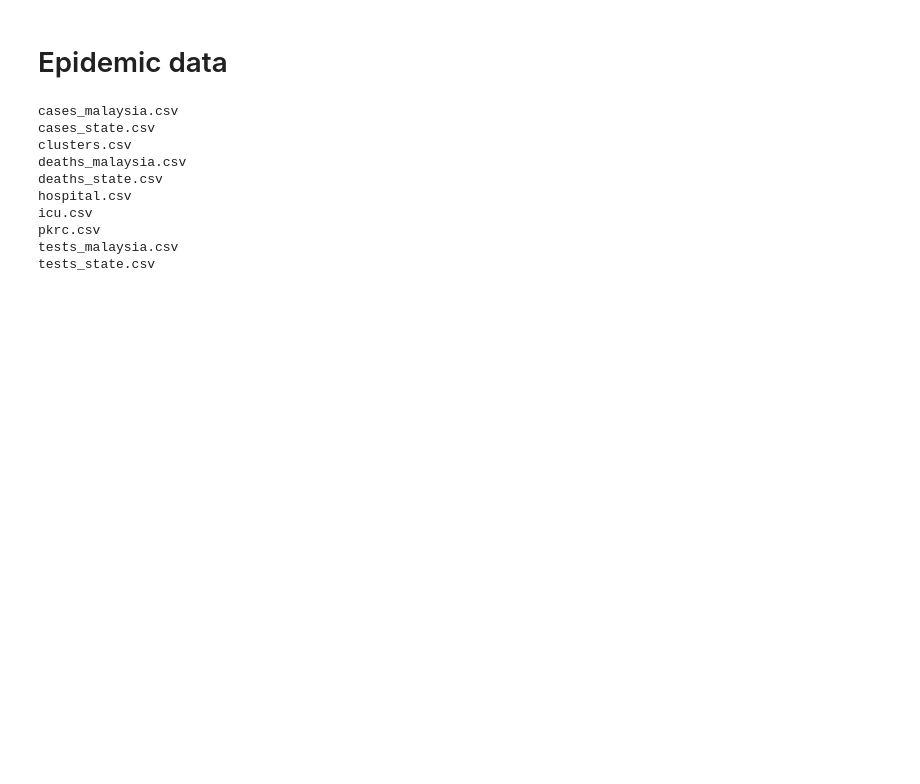
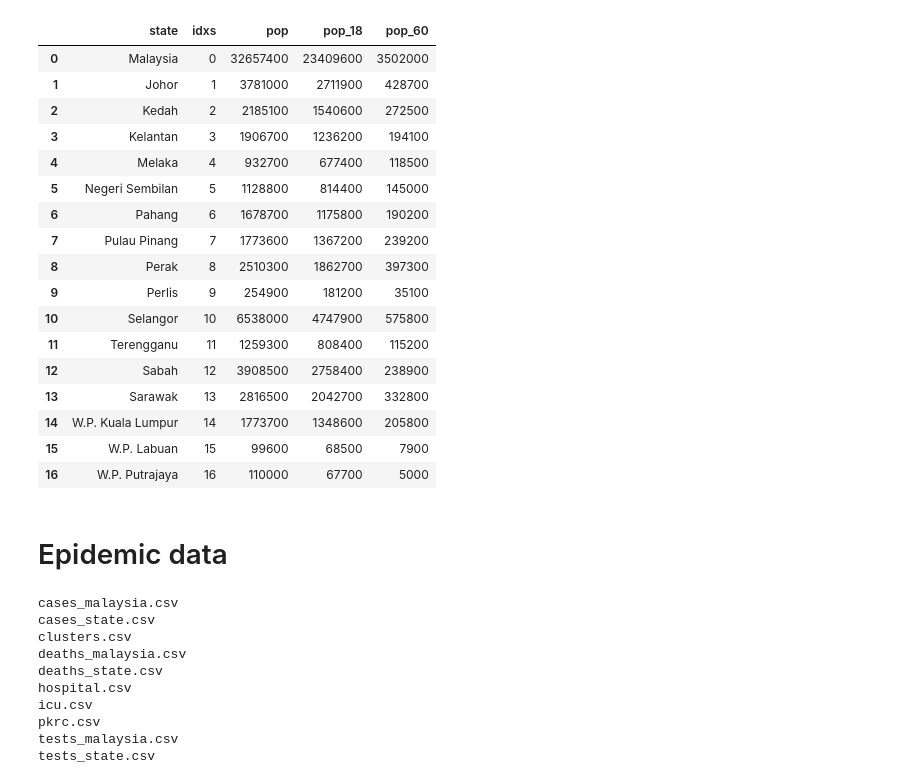
Before and after one commit to PriteshPatel3/covid-again, a Jupyter notebook: Untitled.ipynb, the cells around one changed output. Drawn from its saved outputs; the diff is of its cells as text; code cells hidden in the pictures; blank space fills up the shorter version.

```diff
--- a/Untitled.ipynb
+++ b/Untitled.ipynb
@@ -9,6 +9,28 @@ def importCsv(name, listName):
         df = pd.read_csv(dir_name + '\\'  + name +'\\' +file, error_bad_lines=False)
         df.name = file
         listName.append(df)
+# %%
+pop = pd.read_csv('population.csv')
+pop
+# %% [output]
+|  | state | idxs | pop | pop_18 | pop_60 |
+| 0 | Malaysia | 0 | 32657400 | 23409600 | 3502000 |
+| 1 | Johor | 1 | 3781000 | 2711900 | 428700 |
+| 2 | Kedah | 2 | 2185100 | 1540600 | 272500 |
+| 3 | Kelantan | 3 | 1906700 | 1236200 | 194100 |
+| 4 | Melaka | 4 | 932700 | 677400 | 118500 |
+| 5 | Negeri Sembilan | 5 | 1128800 | 814400 | 145000 |
+| 6 | Pahang | 6 | 1678700 | 1175800 | 190200 |
+| 7 | Pulau Pinang | 7 | 1773600 | 1367200 | 239200 |
+| 8 | Perak | 8 | 2510300 | 1862700 | 397300 |
+| 9 | Perlis | 9 | 254900 | 181200 | 35100 |
+| 10 | Selangor | 10 | 6538000 | 4747900 | 575800 |
+| 11 | Terengganu | 11 | 1259300 | 808400 | 115200 |
+| 12 | Sabah | 12 | 3908500 | 2758400 | 238900 |
+| 13 | Sarawak | 13 | 2816500 | 2042700 | 332800 |
+| 14 | W.P. Kuala Lumpur | 14 | 1773700 | 1348600 | 205800 |
+| 15 | W.P. Labuan | 15 | 99600 | 68500 | 7900 |
+| 16 | W.P. Putrajaya | 16 | 110000 | 67700 | 5000 |
 # %% [markdown]
 # Epidemic data
 # %%
```
Also changed, not shown: parts of 56 cells of this notebook, 2 other files.
